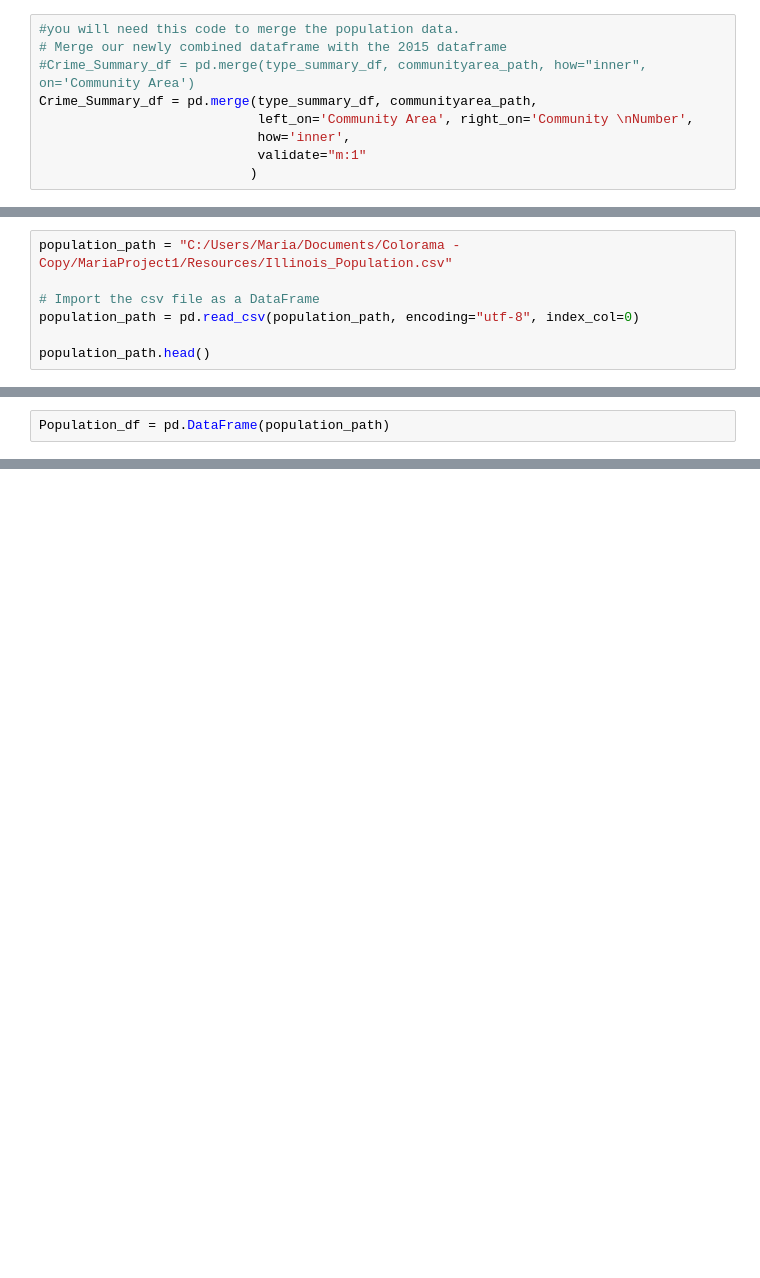
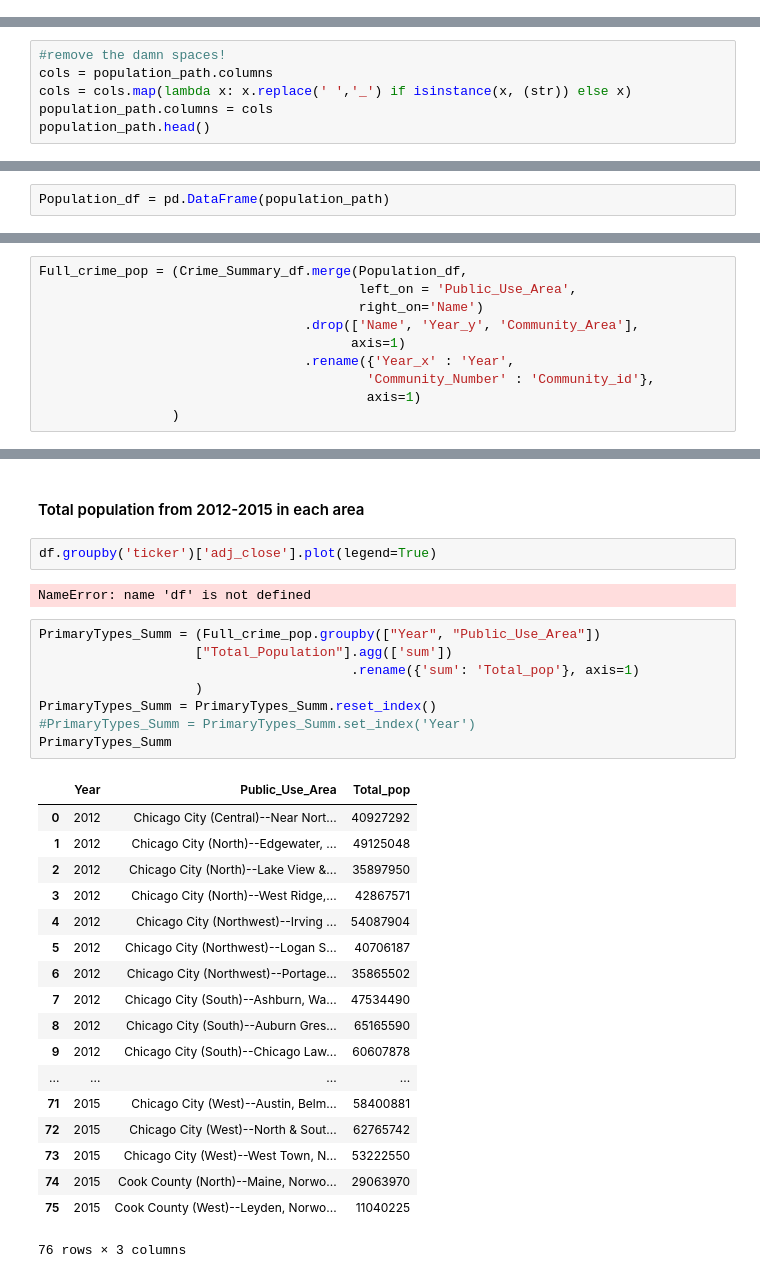
Before and after one commit to MariaSorensen/Colorama, a Jupyter notebook: Chicago_Crime.ipynb, the cells around one changed output, grey strips where cells are left out. Saved outputs shown, nothing was run; the diff lists cells and outputs as text; blank space fills up the shorter version.

```diff
--- a/Chicago_Crime.ipynb
+++ b/Chicago_Crime.ipynb
@@ -163,9 +201,0 @@ communityarea_path.keys()
-# %%
-#you will need this code to merge the population data.
-# Merge our newly combined dataframe with the 2015 dataframe
-#Crime_Summary_df = pd.merge(type_summary_df, communityarea_path, how="inner", on='Community Area')
-Crime_Summary_df = pd.merge(type_summary_df, communityarea_path,
-                            left_on='Community Area', right_on='Community \nNumber',
-                            how='inner',
-                            validate="m:1"
-                           )
@@ -180,7 +201,0 @@ Index(['Year', 'Community Area', 'Primary Type', 'mean', 'count',
-# %%
-population_path = "C:/Users/Maria/Documents/Colorama - Copy/MariaProject1/Resources/Illinois_Population.csv"
-
-# Import the csv file as a DataFrame
-population_path = pd.read_csv(population_path, encoding="utf-8", index_col=0)
-
-population_path.head()
@@ -193,0 +202,6 @@ population_path.head()
+# %%
+#remove the damn spaces!
+cols = population_path.columns
+cols = cols.map(lambda x: x.replace(' ','_') if isinstance(x, (str)) else x)
+population_path.columns = cols
+population_path.head()
@@ -234,0 +274,10 @@ error: bad character range y-- at position 1025
+# %%
+Full_crime_pop = (Crime_Summary_df.merge(Population_df,
+                                         left_on = 'Public_Use_Area',
+                                         right_on='Name')
+                                  .drop(['Name', 'Year_y', 'Community_Area'],
+                                        axis=1)
+                                  .rename({'Year_x' : 'Year',
+                                          'Community_Number' : 'Community_id'},
+                                          axis=1)
+                 )
@@ -234,0 +295,33 @@ error: bad character range y-- at position 1025
+# %% [markdown]
+#### Total population from 2012-2015 in each area
+# %%
+df.groupby('ticker')['adj_close'].plot(legend=True)
+# %% [output]
+NameError: name 'df' is not defined
+# %%
+PrimaryTypes_Summ = (Full_crime_pop.groupby(["Year", "Public_Use_Area"])
+                    ["Total_Population"].agg(['sum'])
+                                        .rename({'sum': 'Total_pop'}, axis=1)
+                    )
+PrimaryTypes_Summ = PrimaryTypes_Summ.reset_index()
+#PrimaryTypes_Summ = PrimaryTypes_Summ.set_index('Year')
+PrimaryTypes_Summ
+# %% [output]
+|  | Year | Public_Use_Area | Total_pop |
+| 0 | 2012 | Chicago City (Central)--Near Nort... | 40927292 |
+| 1 | 2012 | Chicago City (North)--Edgewater, ... | 49125048 |
+| 2 | 2012 | Chicago City (North)--Lake View &... | 35897950 |
+| 3 | 2012 | Chicago City (North)--West Ridge,... | 42867571 |
+| 4 | 2012 | Chicago City (Northwest)--Irving ... | 54087904 |
+| 5 | 2012 | Chicago City (Northwest)--Logan S... | 40706187 |
+| 6 | 2012 | Chicago City (Northwest)--Portage... | 35865502 |
+| 7 | 2012 | Chicago City (South)--Ashburn, Wa... | 47534490 |
+| 8 | 2012 | Chicago City (South)--Auburn Gres... | 65165590 |
+| 9 | 2012 | Chicago City (South)--Chicago Law... | 60607878 |
+| ... | ... | ... | ... |
+| 71 | 2015 | Chicago City (West)--Austin, Belm... | 58400881 |
+| 72 | 2015 | Chicago City (West)--North & Sout... | 62765742 |
+| 73 | 2015 | Chicago City (West)--West Town, N... | 53222550 |
+| 74 | 2015 | Cook County (North)--Maine, Norwo... | 29063970 |
+| 75 | 2015 | Cook County (West)--Leyden, Norwo... | 11040225 |
+76 rows × 3 columns
```
Also changed, not shown: parts of 50 cells of this notebook.
